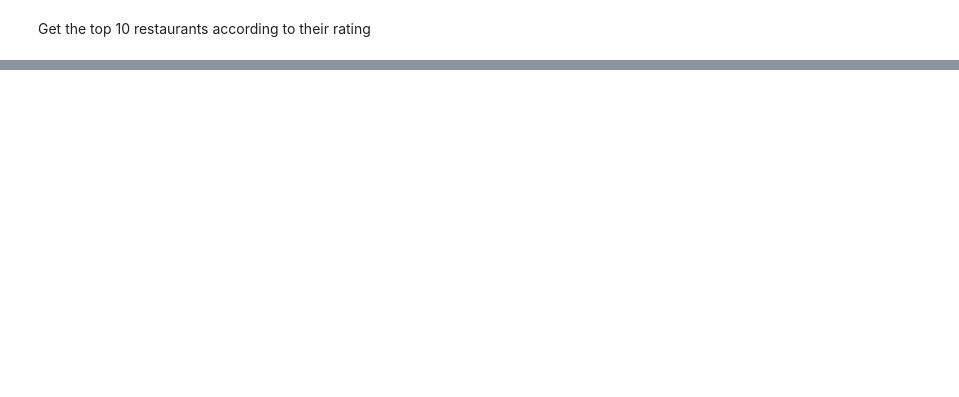
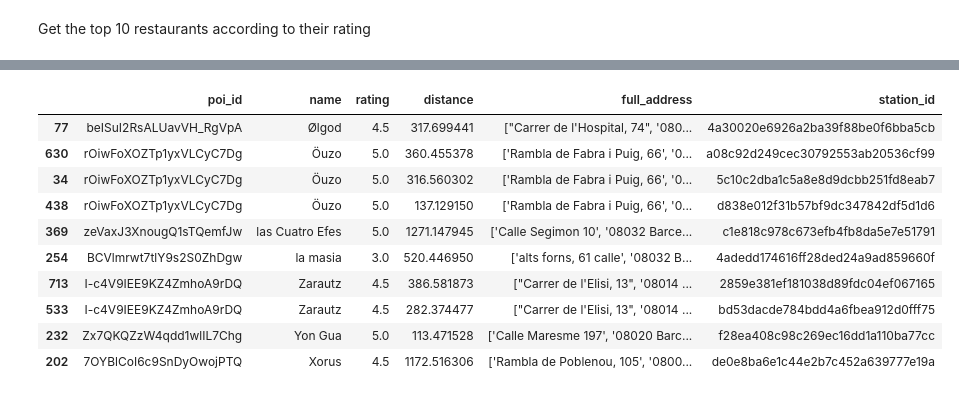
Before and after one commit to SkinnyLegend17/StatisticalModellingProject_VR, a Jupyter notebook: yelp_foursquare_EDA.ipynb, the cells around one changed output, grey strips where cells are left out. Drawn from its saved outputs; the diff is of its cells as text; code cells hidden in the pictures; blank space fills up the shorter version.

Commit message:
Updated yelp_foursquare_EDA process
Please read file. This is my EDA process for yelp and foursquare.

```diff
--- a/yelp_foursquare_EDA.ipynb
+++ b/yelp_foursquare_EDA.ipynb
@@ -38,0 +262,3 @@ Parse through the response to get the POI (such as restaurants, bars, etc) detai
+# %%
+## Creating empty dataframe for yelp
+yelp_df = pd.DataFrame()
@@ -38,0 +322,13 @@ Parse through the response to get the POI (such as restaurants, bars, etc) detai
+# %%
+# Drop unnecessary columns from dataframe
+columns_to_drop_yelp = [
+    'alias', 'image_url', 'is_closed', 'url', 'transactions', 'phone',
+    'display_phone', 'coordinates.latitude',
+    'coordinates.longitude', 'location.address1', 'location.address2',
+    'location.address3', 'location.city', 'location.zip_code',
+    'location.country', 'location.state','categories']
+
+yelp_df = yelp_df.drop(columns=columns_to_drop_yelp)
+
+# Rename columns
+yelp_df = yelp_df.rename(columns={"id": "poi_id", "location.display_address": "full_address"})
@@ -38,0 +381,4 @@ Parse through the response to get the POI (such as restaurants, bars, etc) detai
+# %%
+## Dropping price and review count columns from dataframe
+columns_to_drop_yelp = ['review_count', 'price']
+yelp_df = yelp_df.drop(columns=columns_to_drop_yelp)
@@ -45,2 +456,14 @@ Which API provided you with more complete data? Provide an explanation.
 # %% [markdown]
 Get the top 10 restaurants according to their rating
+# %%
+# Making copy of the yelp dataframe with poi only
+yelp_unique_poi = yelp_df[['poi_id', 'name', 'rating', 'distance', 'full_address', 'station_id']].copy()
+
+# Convert the 'full_address' column to strings
+yelp_unique_poi['full_address'] = yelp_unique_poi['full_address'].astype(str)
+
+# Drop any duplicates based on all columns
+yelp_unique_poi.drop_duplicates(inplace=True, ignore_index=True)
+
+# Display the result DataFrame
+print(yelp_unique_poi.head())
@@ -46,0 +491,15 @@ Get the top 10 restaurants according to their rating
+# %%
+## Filtering above results by rating, name, and distance
+yelp_unique_poi.sort_values(by=['name', 'rating', 'distance'], ascending=False).head(10)
+# %% [output]
+|  | poi_id | name | rating | distance | full_address | station_id |
+| 77 | beISuI2RsALUavVH_RgVpA | Ølgod | 4.5 | 317.699441 | ["Carrer de l'Hospital, 74", '080... | 4a30020e6926a2ba39f88be0f6bba5cb |
+| 630 | rOiwFoXOZTp1yxVLCyC7Dg | Öuzo | 5.0 | 360.455378 | ['Rambla de Fabra i Puig, 66', '0... | a08c92d249cec30792553ab20536cf99 |
+| 34 | rOiwFoXOZTp1yxVLCyC7Dg | Öuzo | 5.0 | 316.560302 | ['Rambla de Fabra i Puig, 66', '0... | 5c10c2dba1c5a8e8d9dcbb251fd8eab7 |
+| 438 | rOiwFoXOZTp1yxVLCyC7Dg | Öuzo | 5.0 | 137.129150 | ['Rambla de Fabra i Puig, 66', '0... | d838e012f31b57bf9dc347842df5d1d6 |
+| 369 | zeVaxJ3XnougQ1sTQemfJw | las Cuatro Efes | 5.0 | 1271.147945 | ['Calle Segimon 10', '08032 Barce... | c1e818c978c673efb4fb8da5e7e51791 |
+| 254 | BCVlmrwt7tlY9s2S0ZhDgw | la masia | 3.0 | 520.446950 | ['alts forns, 61 calle', '08032 B... | 4adedd174616ff28ded24a9ad859660f |
+| 713 | I-c4V9IEE9KZ4ZmhoA9rDQ | Zarautz | 4.5 | 386.581873 | ["Carrer de l'Elisi, 13", '08014 ... | 2859e381ef181038d89fdc04ef067165 |
+| 533 | I-c4V9IEE9KZ4ZmhoA9rDQ | Zarautz | 4.5 | 282.374477 | ["Carrer de l'Elisi, 13", '08014 ... | bd53dacde784bdd4a6fbea912d0fff75 |
+| 232 | Zx7QKQZzW4qdd1wlIL7Chg | Yon Gua | 5.0 | 113.471528 | ['Calle Maresme 197', '08020 Barc... | f28ea408c98c269ec16dd1a110ba77cc |
+| 202 | 7OYBlCoI6c9SnDyOwojPTQ | Xorus | 4.5 | 1172.516306 | ['Rambla de Poblenou, 105', '0800... | de0e8ba6e1c44e2b7c452a639777e19a |
```
Also changed, not shown: parts of 36 cells of this notebook.
